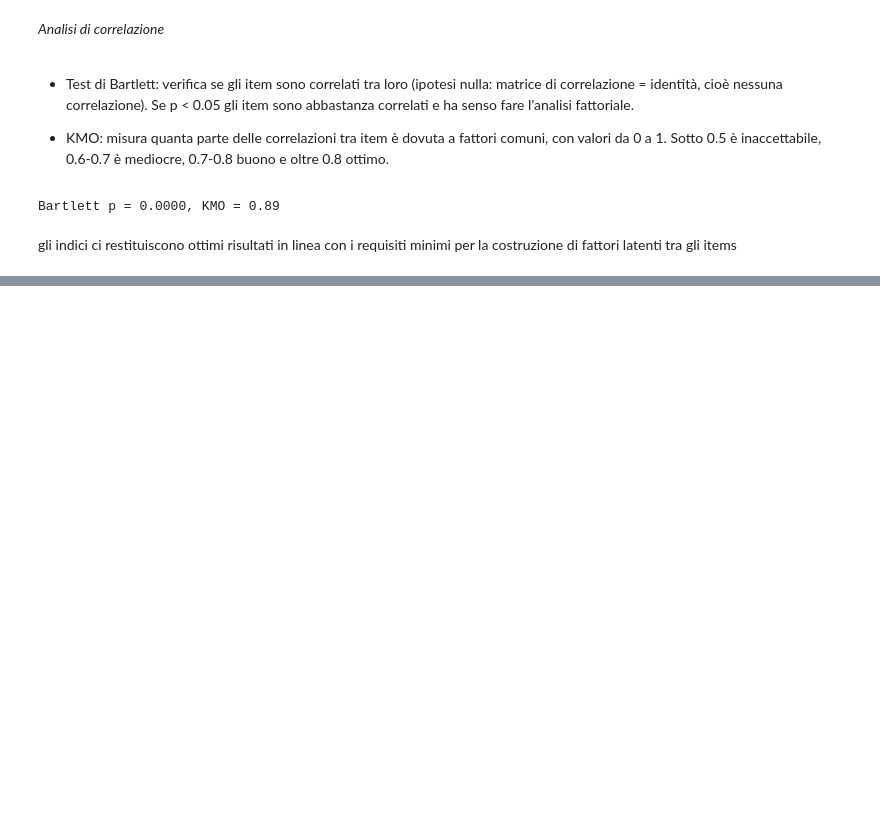
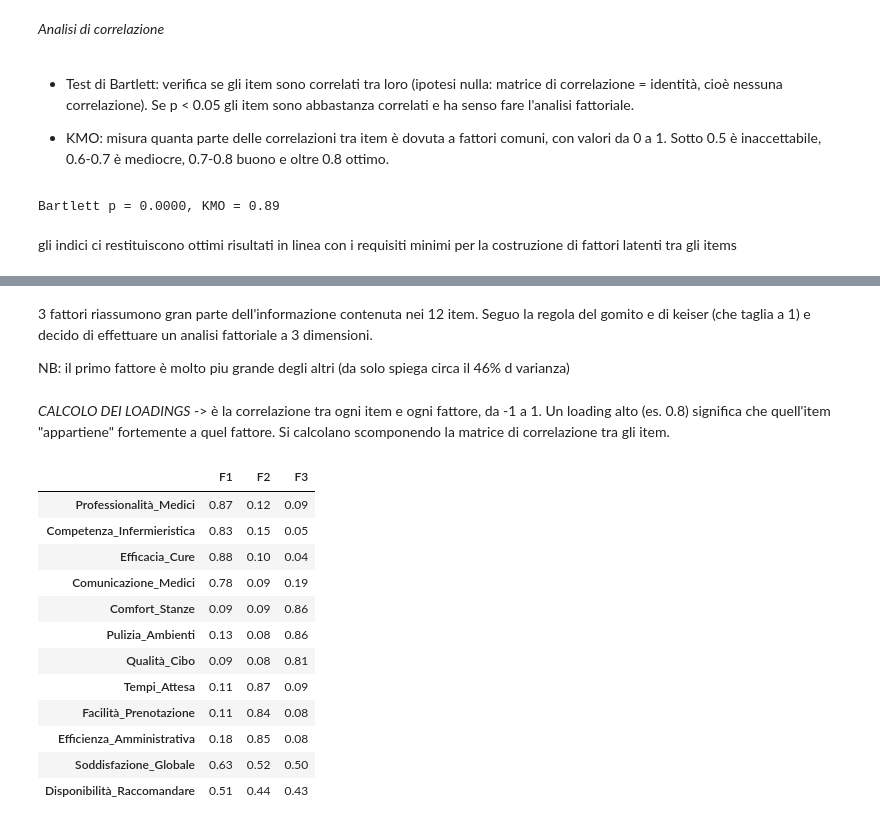
Before and after one commit to fuma92-da/discriminante, a Jupyter notebook: analisi_strutture_ospedaliere.ipynb, the cells around one changed output, grey strips where cells are left out. Drawn from its saved outputs; the diff is of its cells as text; code cells hidden in the pictures; blank space fills up the shorter version.

```diff
--- a/analisi_strutture_ospedaliere.ipynb
+++ b/analisi_strutture_ospedaliere.ipynb
@@ -303,0 +323,31 @@ gli indici ci restituiscono ottimi risultati in linea con i requisiti minimi per
+# %% [markdown]
+3 fattori riassumono gran parte dell'informazione contenuta nei 12 item. Seguo la regola del gomito e di keiser (che taglia a 1) e decido di effettuare un analisi fattoriale a 3 dimensioni.
+
+NB: il primo fattore è molto piu grande degli altri (da solo spiega circa il 46% d varianza)
+# %% [markdown]
+*CALCOLO DEI LOADINGS* -> è la correlazione tra ogni item e ogni fattore, da -1 a 1. Un loading alto (es. 0.8) significa che quell'item "appartiene" fortemente a quel fattore. Si calcolano scomponendo la matrice di correlazione tra gli item.
+# %%
+n = 3   # prova anche 4
+fa = FactorAnalyzer(n_factors=n, rotation="varimax")
+#LA ROTAZIONE VARIMAX "gira" gli assi dei fattori in modo che ogni item carichi molto su un fattore e poco sugli altri, rendendo la soluzione più facile da interpretare.
+#Non cambia quanta varianza viene spiegata in totale, solo come viene distribuita. Varimax mantiene i fattori non correlati tra loro.
+fa.fit(items)
+#il modello "impara" dai dati: legge gli item, calcola le correlazioni ed estrae i fattori. Prima del fit fa è vuoto; dopo contiene tutti i risultati stimati.
+
+loadings = pd.DataFrame(fa.loadings_, index=items.columns,
+                        columns=[f"F{i+1}" for i in range(n)])
+display(loadings.round(2))
+# %% [output]
+|  | F1 | F2 | F3 |
+| Professionalità_Medici | 0.87 | 0.12 | 0.09 |
+| Competenza_Infermieristica | 0.83 | 0.15 | 0.05 |
+| Efficacia_Cure | 0.88 | 0.10 | 0.04 |
+| Comunicazione_Medici | 0.78 | 0.09 | 0.19 |
+| Comfort_Stanze | 0.09 | 0.09 | 0.86 |
+| Pulizia_Ambienti | 0.13 | 0.08 | 0.86 |
+| Qualità_Cibo | 0.09 | 0.08 | 0.81 |
+| Tempi_Attesa | 0.11 | 0.87 | 0.09 |
+| Facilità_Prenotazione | 0.11 | 0.84 | 0.08 |
+| Efficienza_Amministrativa | 0.18 | 0.85 | 0.08 |
+| Soddisfazione_Globale | 0.63 | 0.52 | 0.50 |
+| Disponibilità_Raccomandare | 0.51 | 0.44 | 0.43 |
```
Also changed, not shown: parts of 15 cells of this notebook.
